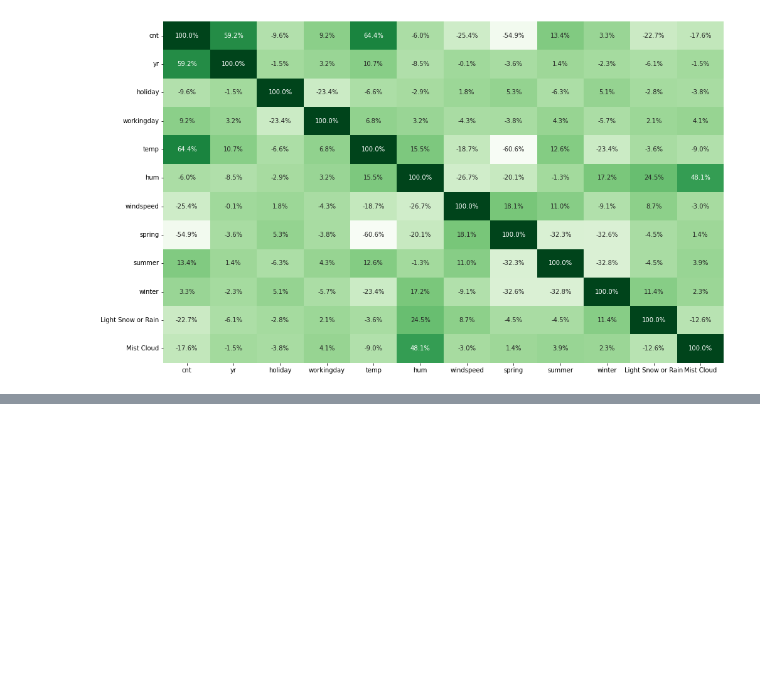
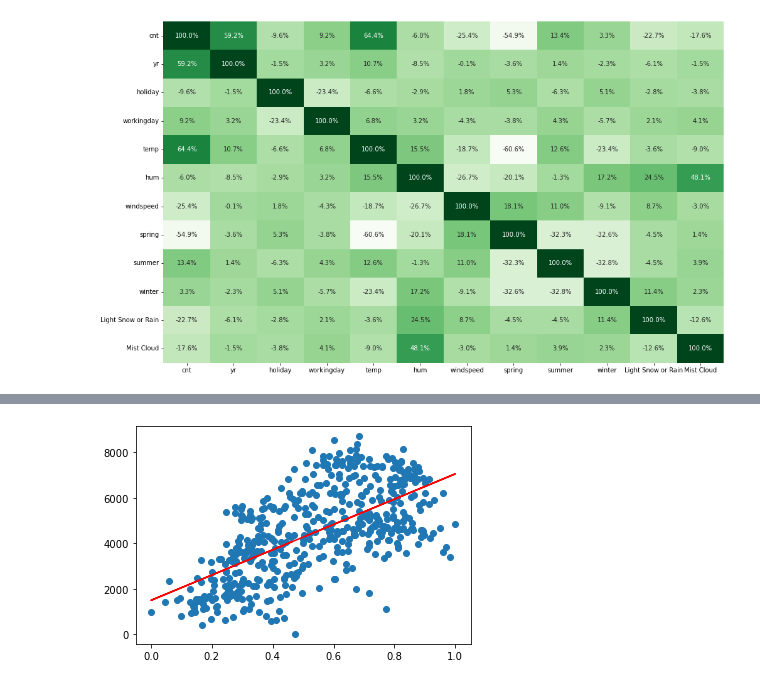
Before and after one commit to theshivmalhotra/BoomBikes_CaseStudy, a Jupyter notebook: BoomBikes.ipynb, the cells around one changed output, grey strips where cells are left out. Saved outputs shown, nothing was run; the diff lists cells and outputs as text; code cells hidden in the pictures; blank space fills up the shorter version.

```diff
--- a/BoomBikes.ipynb
+++ b/BoomBikes.ipynb
@@ -222,8 +230,8 @@ Fit a regression line through the training data using `statsmodels`. Remember th
 # %%
 import statsmodels.api as sm
 
-# Add a constant
-X_train_lm = sm.add_constant(X_train[['tdp_spr']])
+# Add a constant or intercept & selecting temp as first feature or driver it has the highest correlation with dependent variable
+X_train_lm = sm.add_constant(X_train[['temp']])
 
 # Create a first fitted model
 lr = sm.OLS(y_train, X_train_lm).fit()
@@ -234,8 +245,10 @@ lr.params
 # %%
-# Let's visualise the data with a scatter plot and the fitted regression line
+# visualise the data with a scatter plot and the fitted regression line
 plt.scatter(X_train_lm.iloc[:, 1], y_train)
-plt.plot(X_train_lm.iloc[:, 1], 923315.938203 + 382838.998167*X_train_lm.iloc[:, 1], 'r')
+plt.plot(X_train_lm.iloc[:, 1], 1497.882426+ 5562.458744*X_train_lm.iloc[:, 1], 'r')
 plt.show()
+# %% [output]
+[figure, added]
 # %%
 # Print a summary of the linear regression model obtained
 print(lr.summary())
```
Also changed, not shown: parts of 74 cells of this notebook.
